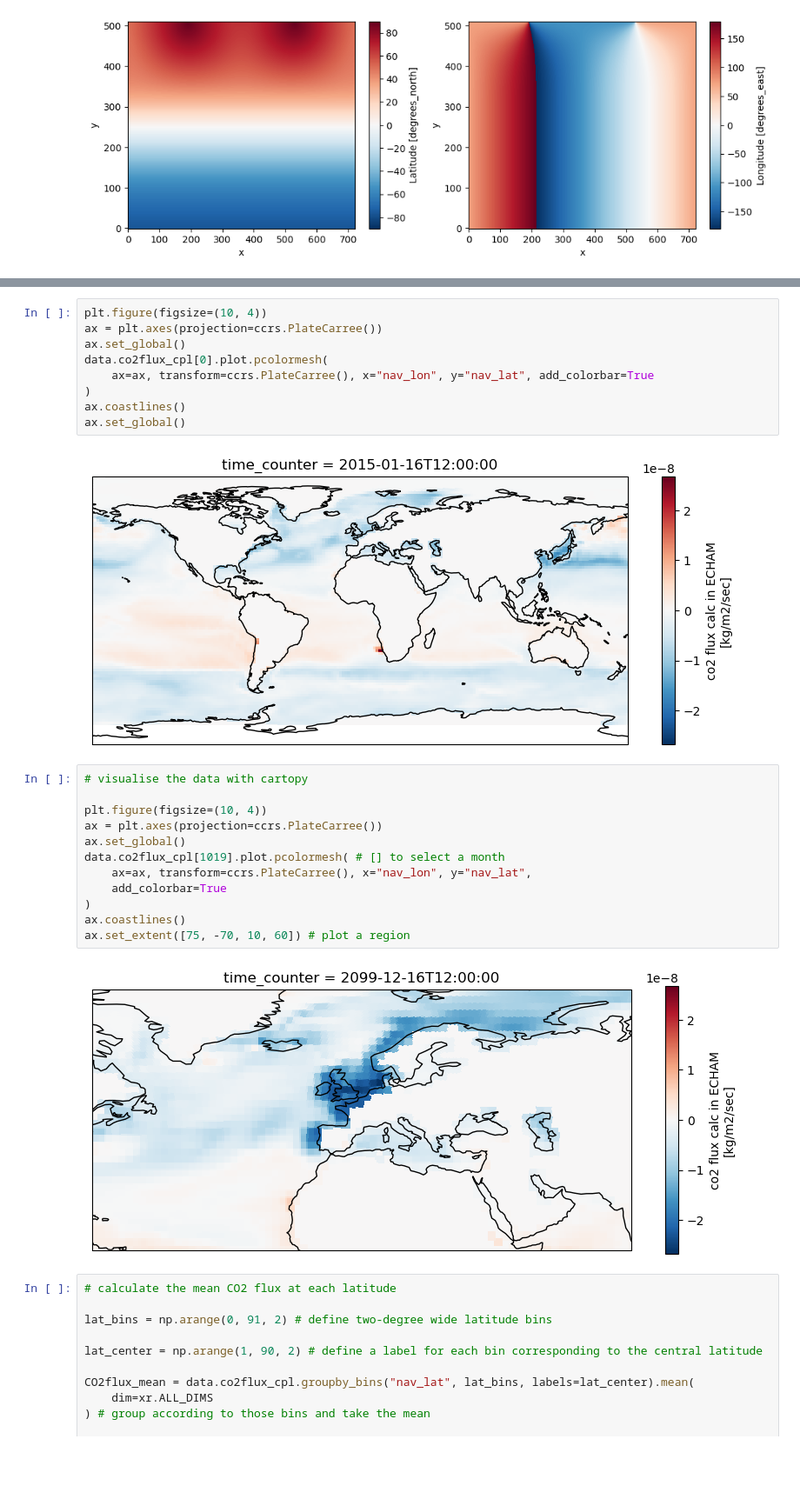
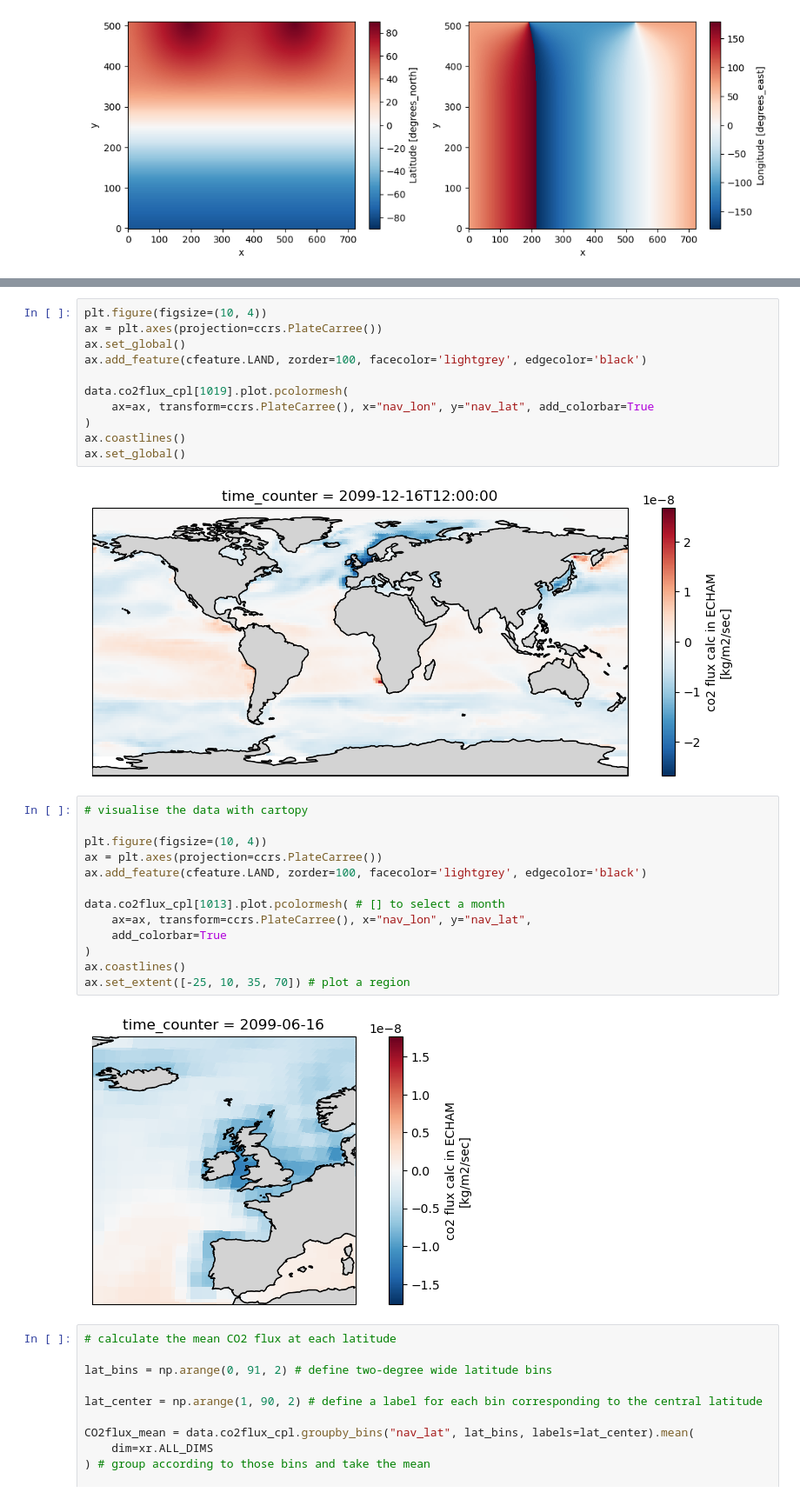
Before and after one commit to chiaraciscato/MScThesis, a Jupyter notebook: CO2flux_OAE.ipynb, the cells around one changed output, grey strips where cells are left out. Shown at 87% size. Drawn from its saved outputs; the diff is of its cells as text; blank space fills up the shorter version.

```diff
--- a/CO2flux_OAE.ipynb
+++ b/CO2flux_OAE.ipynb
@@ -45,27 +33,30 @@ data.co2flux_cpl[505].plot(figsize = (8, 4))
 plt.figure(figsize=(10, 4))
 ax = plt.axes(projection=ccrs.PlateCarree())
 ax.set_global()
-data.co2flux_cpl[0].plot.pcolormesh(
+ax.add_feature(cfeature.LAND, zorder=100, facecolor='lightgrey', edgecolor='black')
+
+data.co2flux_cpl[1019].plot.pcolormesh(
     ax=ax, transform=ccrs.PlateCarree(), x="nav_lon", y="nav_lat", add_colorbar=True
 )
 ax.coastlines()
 ax.set_global()
 # %% [output]
-[figure, old version]
+[figure, new version]
 # %%
 # visualise the data with cartopy
 
 plt.figure(figsize=(10, 4))
 ax = plt.axes(projection=ccrs.PlateCarree())
-ax.set_global()
-data.co2flux_cpl[1019].plot.pcolormesh( # [] to select a month
+ax.add_feature(cfeature.LAND, zorder=100, facecolor='lightgrey', edgecolor='black')
+
+data.co2flux_cpl[1013].plot.pcolormesh( # [] to select a month
     ax=ax, transform=ccrs.PlateCarree(), x="nav_lon", y="nav_lat",
     add_colorbar=True
 )
 ax.coastlines()
-ax.set_extent([75, -70, 10, 60]) # plot a region
+ax.set_extent([-25, 10, 35, 70]) # plot a region
 # %% [output]
-[figure, old version]
+[figure, new version]
 # %%
 # calculate the mean CO2 flux at each latitude
 
```
Also changed, not shown: parts of 31 cells of this notebook, 11 other files.
